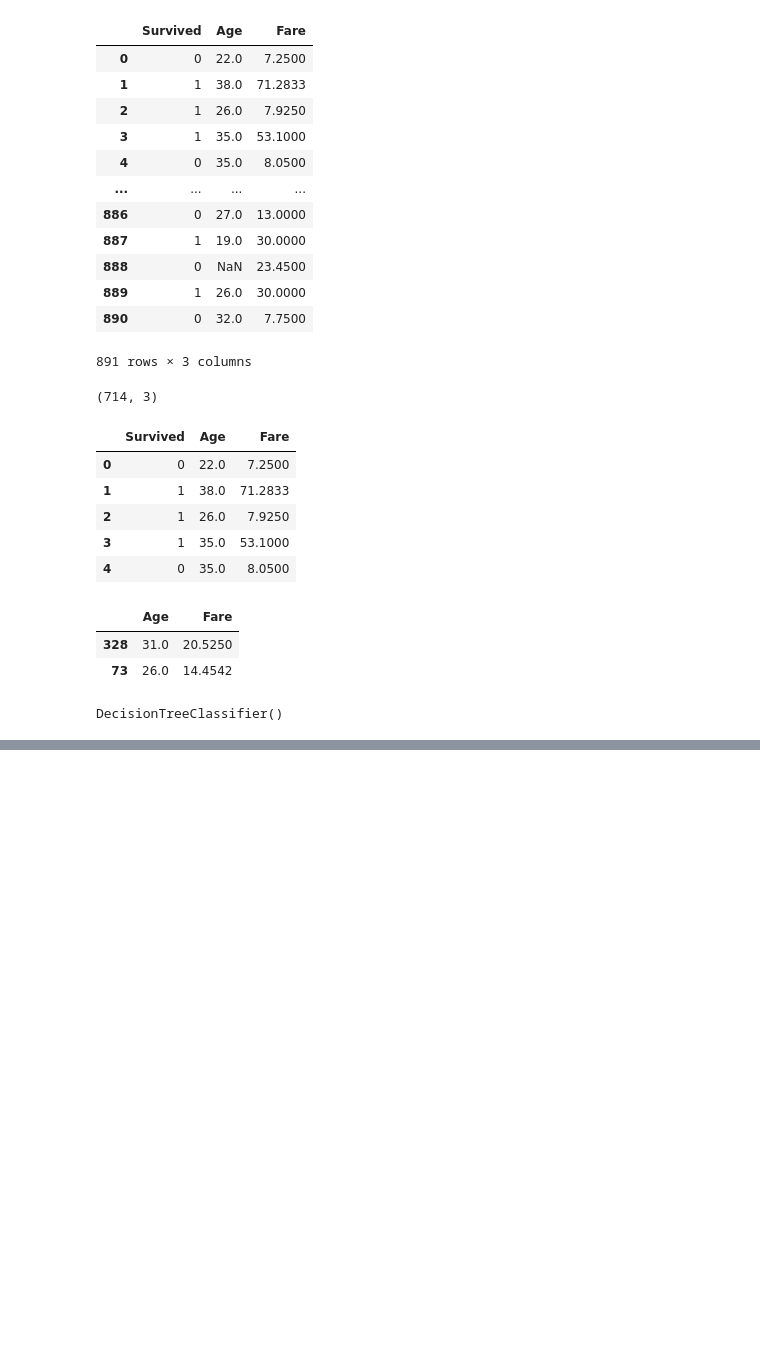
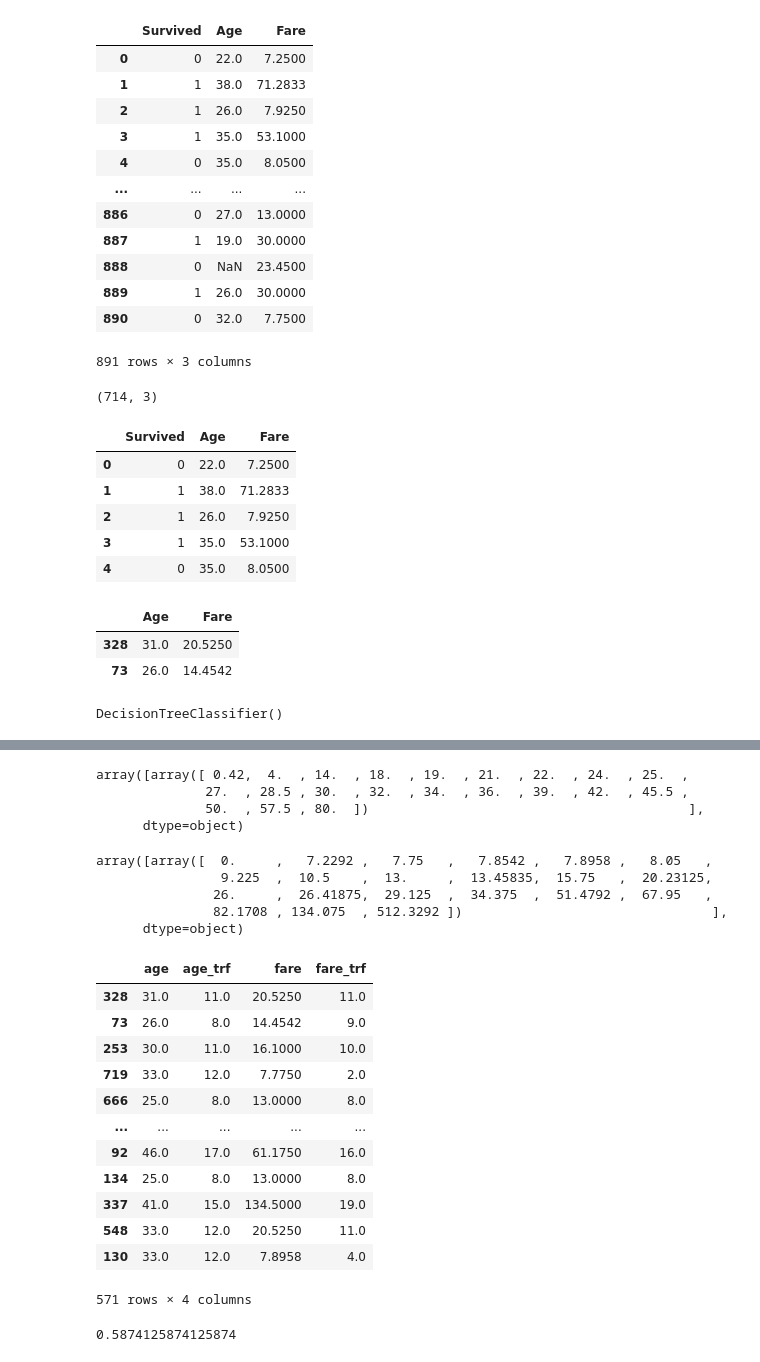
Before and after one commit to stoicsapien1/100-Days-Of-ML, a Jupyter notebook: DAY 11 BINNING BINArization/Binning.ipynb, the cells around one changed output, grey strips where cells are left out. Cells and saved outputs as stored; diff of their text form; code cells hidden in the pictures; blank space fills up the shorter version.

```diff
--- a/DAY 11 BINNING BINArization/Binning.ipynb
+++ b/DAY 11 BINNING BINArization/Binning.ipynb
@@ -70,0 +75,3 @@ np.mean(cross_val_score(clf,X,y,cv=10,scoring="accuracy"))
+# %%
+kbin_age=KBinsDiscretizer(n_bins=20,encode="ordinal",strategy="quantile")
+kbin_fare=KBinsDiscretizer(n_bins=20,encode="ordinal",strategy="quantile")
@@ -70,0 +96,44 @@ np.mean(cross_val_score(clf,X,y,cv=10,scoring="accuracy"))
+# %%
+trf.named_transformers_["first"].bin_edges_
+# %% [output]
+array([array([ 0.42,  4.  , 14.  , 18.  , 19.  , 21.  , 22.  , 24.  , 25.  ,
+              27.  , 28.5 , 30.  , 32.  , 34.  , 36.  , 39.  , 42.  , 45.5 ,
+              50.  , 57.5 , 80.  ])                                         ],
+      dtype=object)
+# %%
+trf.named_transformers_["second"].bin_edges_
+# %% [output]
+array([array([  0.     ,   7.2292 ,   7.75   ,   7.8542 ,   7.8958 ,   8.05   ,
+                9.225  ,  10.5    ,  13.     ,  13.45835,  15.75   ,  20.23125,
+               26.     ,  26.41875,  29.125  ,  34.375  ,  51.4792 ,  67.95   ,
+               82.1708 , 134.075  , 512.3292 ])                                ],
+      dtype=object)
+# %%
+output=pd.DataFrame({
+    "age":X_train["Age"],
+    "age_trf":X_train_trf[:,0],
+    "fare":X_train["Fare"],
+    "fare_trf":X_train_trf[:,1]
+    })
+# %%
+output
+# %% [output]
+|  | age | age_trf | fare | fare_trf |
+| 328 | 31.0 | 11.0 | 20.5250 | 11.0 |
+| 73 | 26.0 | 8.0 | 14.4542 | 9.0 |
+| 253 | 30.0 | 11.0 | 16.1000 | 10.0 |
+| 719 | 33.0 | 12.0 | 7.7750 | 2.0 |
+| 666 | 25.0 | 8.0 | 13.0000 | 8.0 |
+| ... | ... | ... | ... | ... |
+| 92 | 46.0 | 17.0 | 61.1750 | 16.0 |
+| 134 | 25.0 | 8.0 | 13.0000 | 8.0 |
+| 337 | 41.0 | 15.0 | 134.5000 | 19.0 |
+| 548 | 33.0 | 12.0 | 20.5250 | 11.0 |
+| 130 | 33.0 | 12.0 | 7.8958 | 4.0 |
+571 rows × 4 columns
+# %%
+clf=DecisionTreeClassifier()
+clf.fit(X_train_trf,y_train)
+clf.score(X_test_trf,y_test)
+# %% [output]
+0.5874125874125874
```
Also changed, not shown: parts of 12 cells of this notebook, 2 other files.
